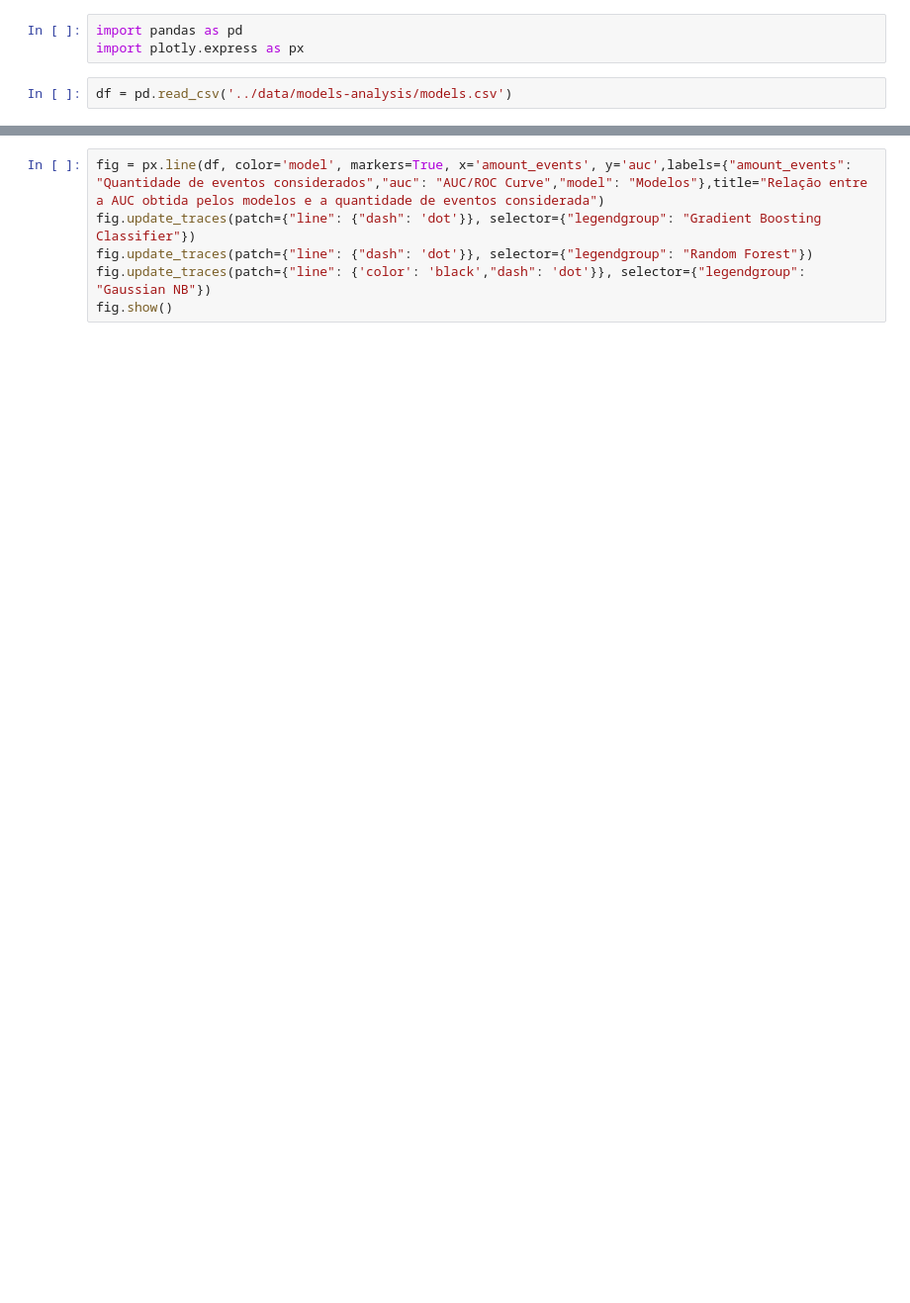
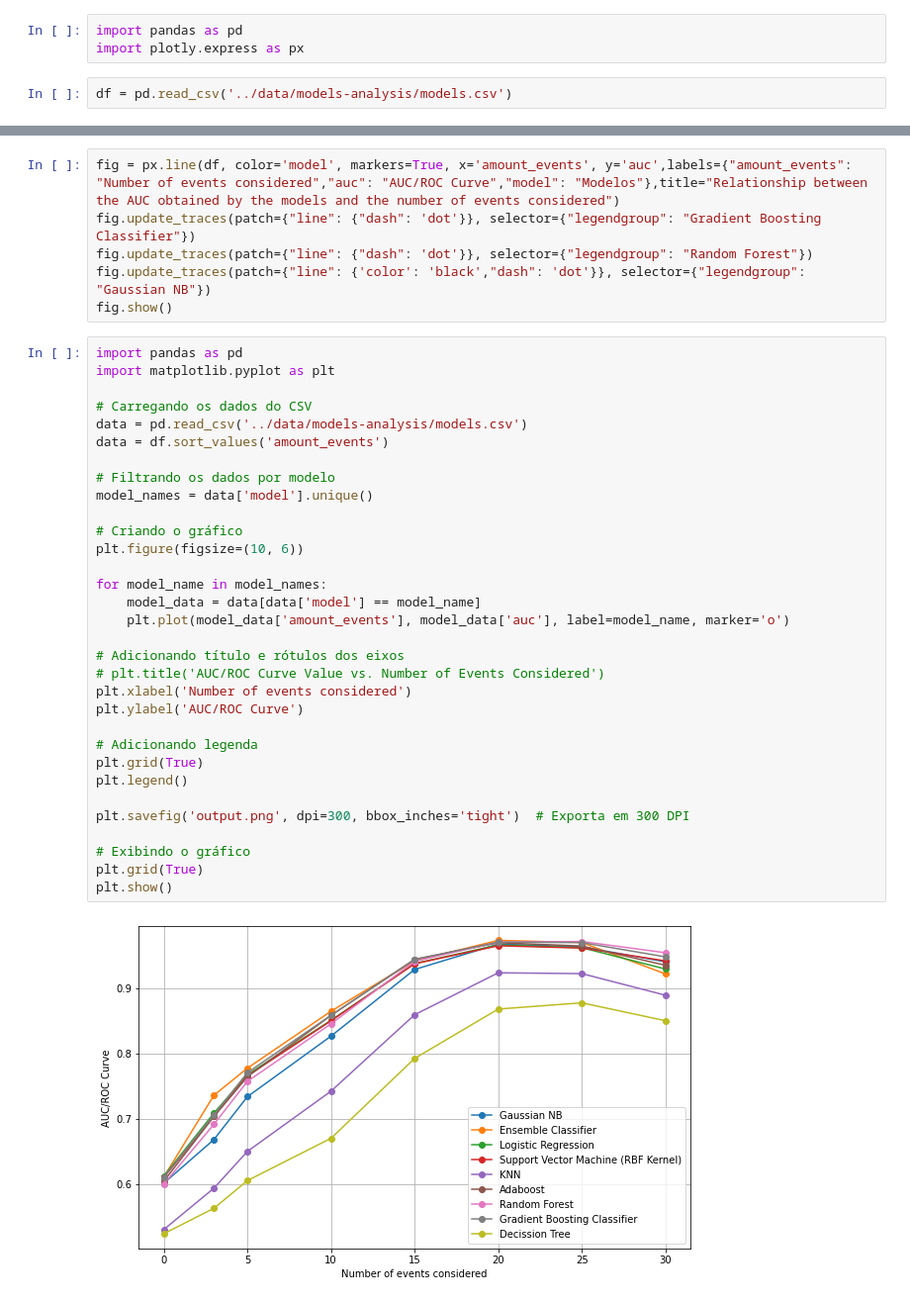
Before and after one commit to lincolncosta/tese, a Jupyter notebook: EDA/visualizacoes-auc-modelos.ipynb, the cells around one changed output, grey strips where cells are left out. Shown at 99% size. Saved outputs shown, nothing was run; the diff lists cells and outputs as text; blank space fills up the shorter version.

```diff
--- a/EDA/visualizacoes-auc-modelos.ipynb
+++ b/EDA/visualizacoes-auc-modelos.ipynb
@@ -23,6 +23,40 @@ df
 # %%
-fig = px.line(df, color='model', markers=True, x='amount_events', y='auc',labels={"amount_events": "Quantidade de eventos considerados","auc": "AUC/ROC Curve","model": "Modelos"},title="Relação entre a AUC obtida pelos modelos e a quantidade de eventos considerada")
+fig = px.line(df, color='model', markers=True, x='amount_events', y='auc',labels={"amount_events": "Number of events considered","auc": "AUC/ROC Curve","model": "Modelos"},title="Relationship between the AUC obtained by the models and the number of events considered")
 fig.update_traces(patch={"line": {"dash": 'dot'}}, selector={"legendgroup": "Gradient Boosting Classifier"})
 fig.update_traces(patch={"line": {"dash": 'dot'}}, selector={"legendgroup": "Random Forest"})
 fig.update_traces(patch={"line": {'color': 'black',"dash": 'dot'}}, selector={"legendgroup": "Gaussian NB"})
 fig.show()
+# %%
+import pandas as pd
+import matplotlib.pyplot as plt
+
+# Carregando os dados do CSV
+data = pd.read_csv('../data/models-analysis/models.csv')
+data = df.sort_values('amount_events')
+
+# Filtrando os dados por modelo
+model_names = data['model'].unique()
+
+# Criando o gráfico
+plt.figure(figsize=(10, 6))
+
+for model_name in model_names:
+    model_data = data[data['model'] == model_name]
+    plt.plot(model_data['amount_events'], model_data['auc'], label=model_name, marker='o')
+
+# Adicionando título e rótulos dos eixos
+# plt.title('AUC/ROC Curve Value vs. Number of Events Considered')
+plt.xlabel('Number of events considered')
+plt.ylabel('AUC/ROC Curve')
+
+# Adicionando legenda
+plt.grid(True)
+plt.legend()
+
+plt.savefig('output.png', dpi=300, bbox_inches='tight')  # Exporta em 300 DPI
+
+# Exibindo o gráfico
+plt.grid(True)
+plt.show()
+# %% [output]
+[figure, added]
```
Also changed, not shown: parts of 1 cell of this notebook, 6 other files.
